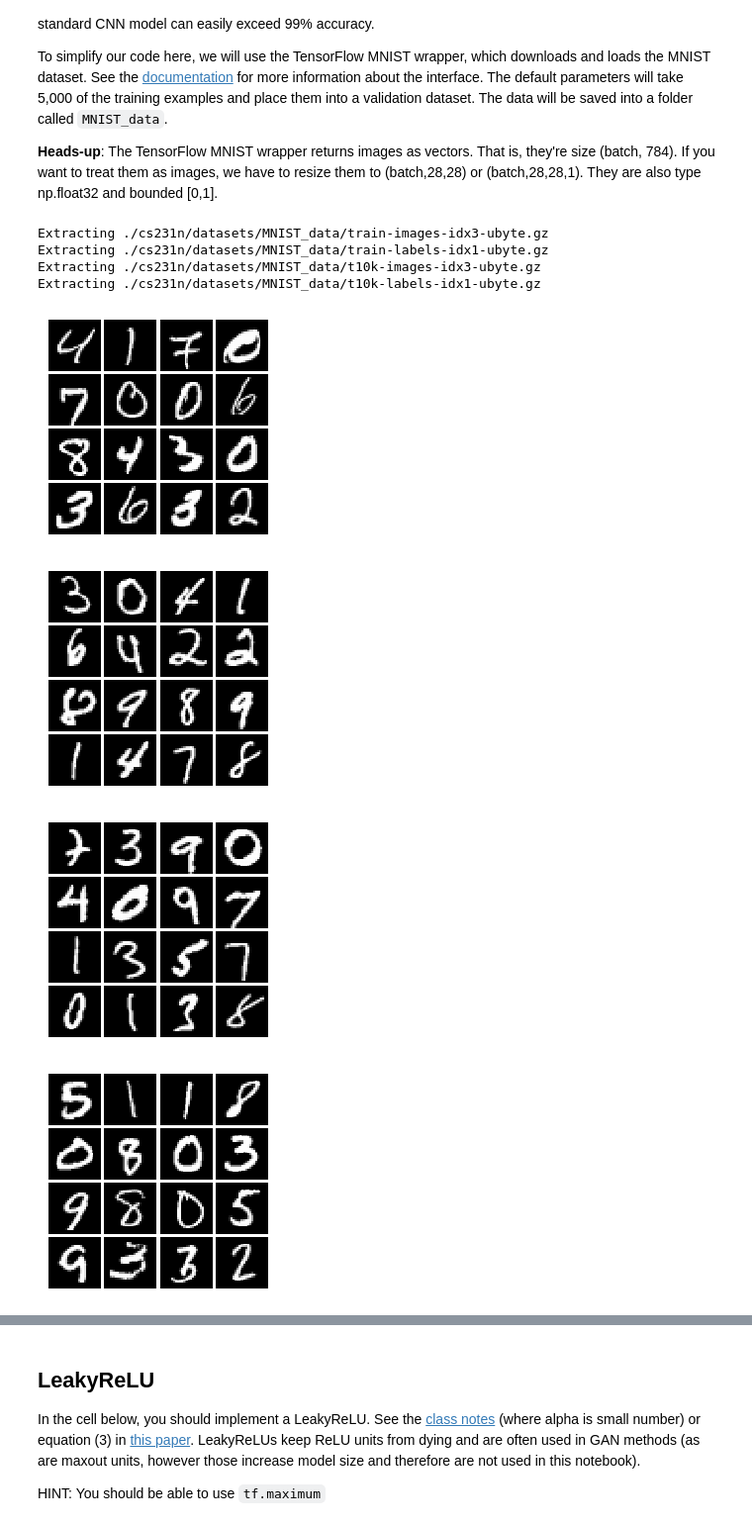
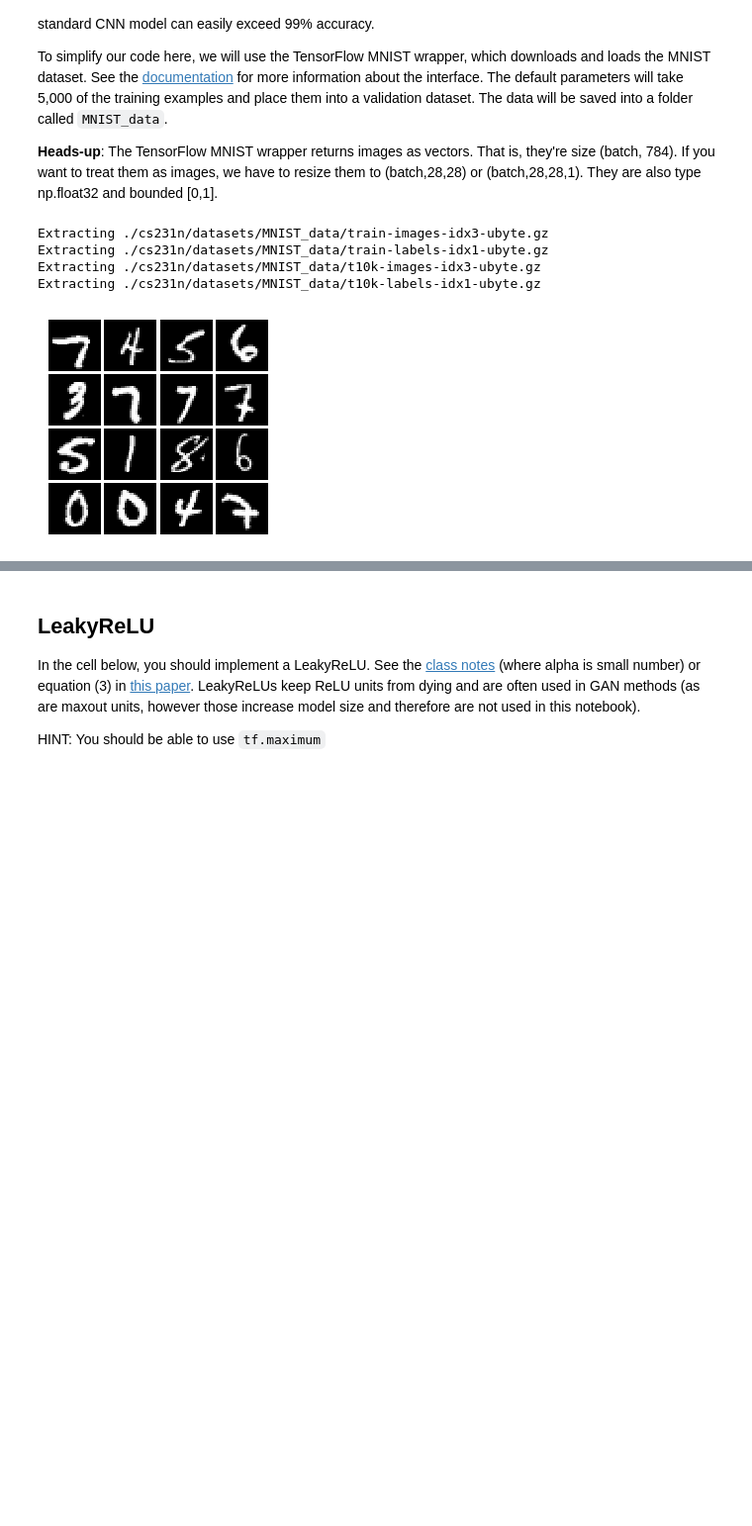
Before and after one commit to TiwazBiu/cs231n, a Jupyter notebook: assignment3/GANs-TensorFlow.ipynb, the cells around one changed output, grey strips where cells are left out. Shown: that part at 99% size. Saved outputs shown, nothing was run; the diff lists cells and outputs as text; code cells hidden in the pictures; blank space fills up the shorter version.

```diff
--- a/assignment3/GANs-TensorFlow.ipynb
+++ b/assignment3/GANs-TensorFlow.ipynb
@@ -99,16 +99,12 @@ To simplify our code here, we will use the TensorFlow MNIST wrapper, which downl
 # %%
 from tensorflow.examples.tutorials.mnist import input_data
 mnist = input_data.read_data_sets('./cs231n/datasets/MNIST_data', one_hot=False)
 
 # show a batch
-for i in range(10):
-    show_images(mnist.train.next_batch(16)[0])
+show_images(mnist.train.next_batch(16)[0])
 # %% [output]
 Extracting ./cs231n/datasets/MNIST_data/train-images-idx3-ubyte.gz
 Extracting ./cs231n/datasets/MNIST_data/train-labels-idx1-ubyte.gz
 Extracting ./cs231n/datasets/MNIST_data/t10k-images-idx3-ubyte.gz
 Extracting ./cs231n/datasets/MNIST_data/t10k-labels-idx1-ubyte.gz
-[figure, old version]
+[figure, new version]
-[figure, removed]
-[figure, removed]
-[figure, removed]
```
Also changed, not shown: parts of 9 cells of this notebook, 1 other file.
